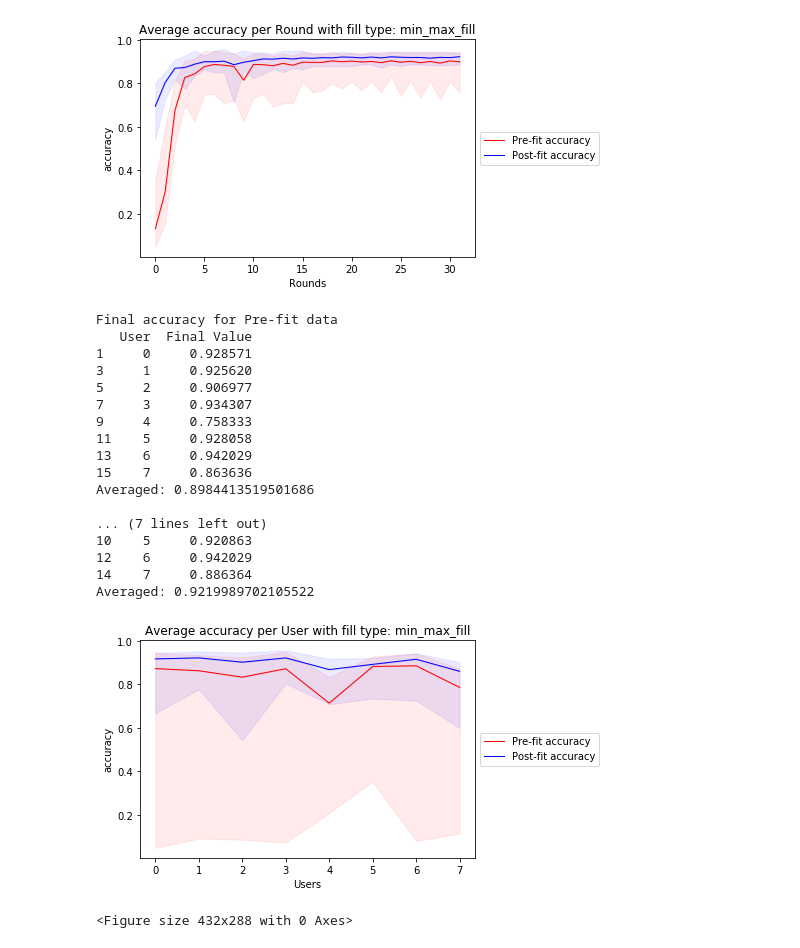
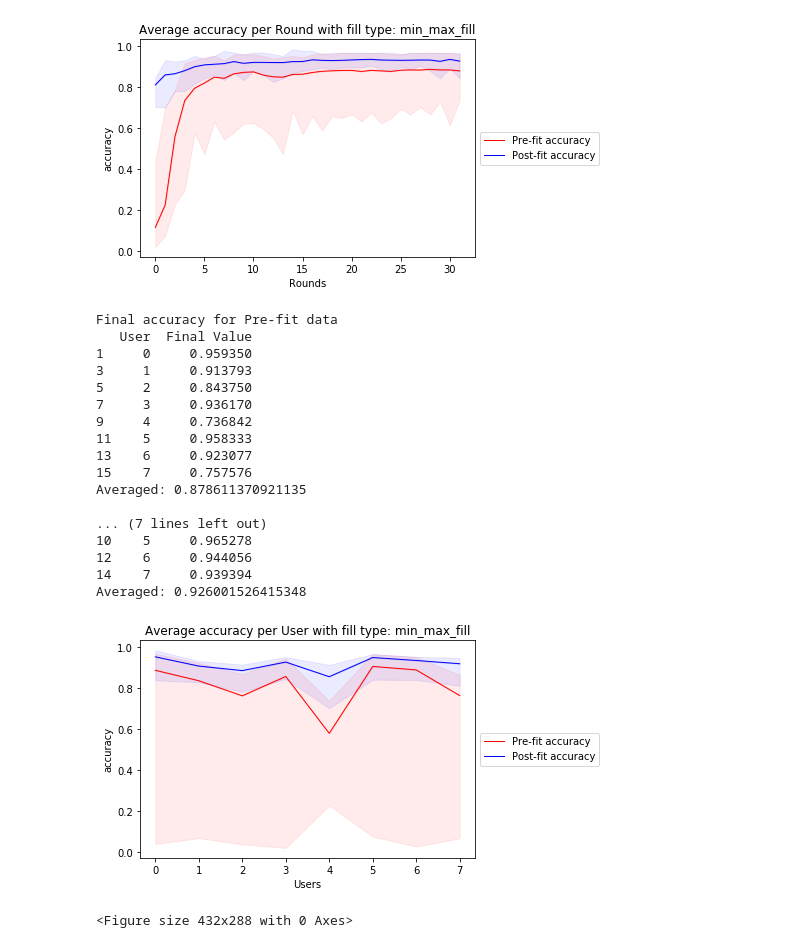
Before and after one commit to Kimi450/Federated-Machine-Learning, a Jupyter notebook: src/images.ipynb, the cells around one changed output. Drawn from its saved outputs; the diff is of its cells as text; code cells hidden in the pictures.

```diff
--- a/src/images.ipynb
+++ b/src/images.ipynb
@@ -75,7 +78,7 @@ def train(model, toy=False):
 # %%
 ROUNDS = 32 # after about 30-40, it seems to settle down with epochs being 16
 EPOCHS = 16
-MAJORITY_SPLIT = 0.5
+MAJORITY_SPLIT = 0.7
 # %%
 # forces tensorfor to the a particular device to run things
 #      # return a dictionary of users with data
@@ -133,31 +119,18 @@ GRAPHING_METRIC = "accuracy"
 
 print("All")
 
-# print("For p2p")
-
-
-# df_avg_round_stats_acc = avg_round_stats(users_all_p2p,
-#                                          ignore_first_n = ignore_first_n,
-#                                          min_max_fill = True,
-#                                          metric = "accuracy",
-#                                          final_values = final_values)
-# df_avg_user_stats_acc = avg_user_stats(users_all_p2p,
-#                                        ignore_first_n = ignore_first_n,
-#                                        min_max_fill = True,
-#                                        metric = "accuracy",
-#                                        final_values = final_values)
 print("For central")
 
 
 df_avg_round_stats_acc = avg_round_stats(users_all,
                                          ignore_first_n = ignore_first_n,
                                          min_max_fill = True,
-                                         metric = GRAPHING_METRIC, save_as = f"{GRAPHING_METRIC}-centralround-{MAJORITY_SPLIT}.png",
+                                         metric = GRAPHING_METRIC, save_as = f"centralround-{MAJORITY_SPLIT}",
                                          final_values = final_values)
 df_avg_user_stats_acc = avg_user_stats(users_all,
                                        ignore_first_n = ignore_first_n,
                                        min_max_fill = True,
-                                       metric = GRAPHING_METRIC, save_as = f"{GRAPHING_METRIC}-centraluser-{MAJORITY_SPLIT}.png",
+                                       metric = GRAPHING_METRIC, save_as = f"centraluser-{MAJORITY_SPLIT}",
                                        final_values = final_values)
 # %% [output]
 All
@@ -180,23 +153,23 @@ Maximum                0.942029
 Name: 63, dtype: object
-[figure, old version]
+[figure, new version]
 Final accuracy for Pre-fit data
    User  Final Value
-1     0     0.928571
-3     1     0.925620
-5     2     0.906977
-7     3     0.934307
-9     4     0.758333
-11    5     0.928058
-13    6     0.942029
-15    7     0.863636
-Averaged: 0.8984413519501686
+1     0     0.959350
+3     1     0.913793
+5     2     0.843750
+7     3     0.936170
+9     4     0.736842
+11    5     0.958333
+13    6     0.923077
+15    7     0.757576
+Averaged: 0.878611370921135
 
 ... (7 lines left out)
-10    5     0.920863
-12    6     0.942029
-14    7     0.886364
-Averaged: 0.9219989702105522
+10    5     0.965278
+12    6     0.944056
+14    7     0.939394
+Averaged: 0.926001526415348
-[figure, old version]
+[figure, new version]
 <Figure size 432x288 with 0 Axes>
 # %%
 averaging_methods = [Average.std_dev]
```
Also changed, not shown: parts of 18 cells of this notebook.
